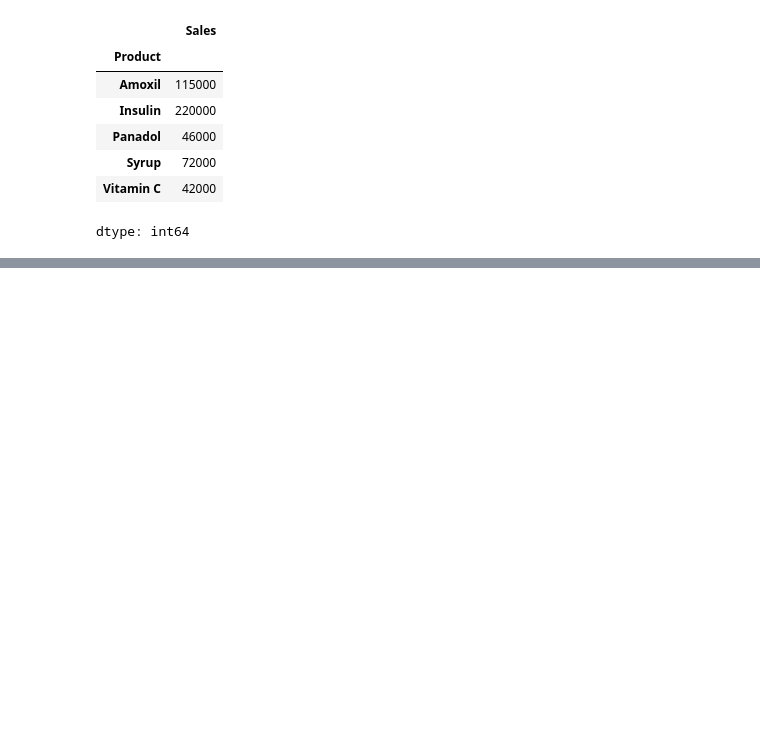
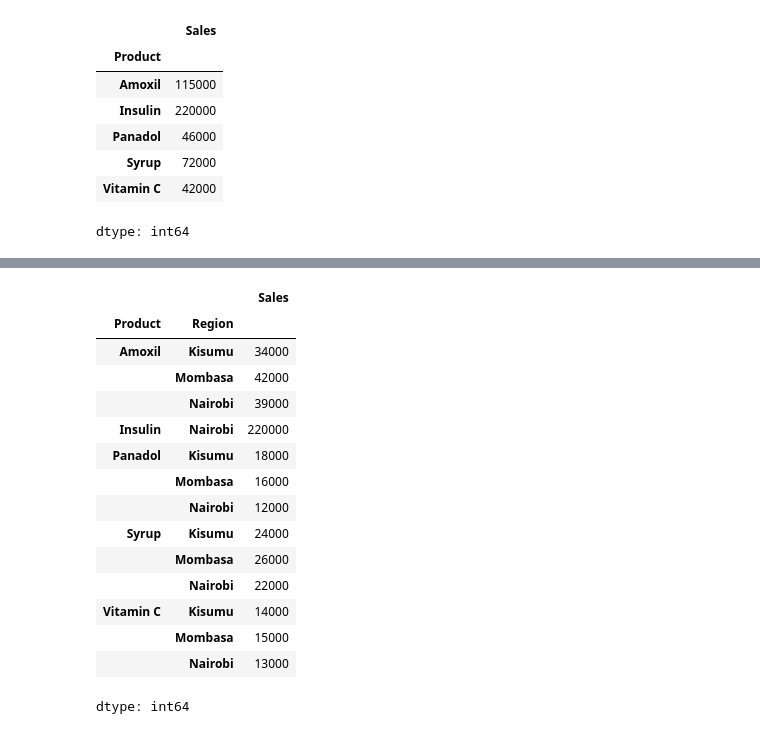
Before and after one commit to nicholas-ooko/my-first-repository, a Jupyter notebook: Pharma_sales.ipynb, the cells around one changed output, grey strips where cells are left out. Saved outputs shown, nothing was run; the diff lists cells and outputs as text; code cells hidden in the pictures; blank space fills up the shorter version.

```diff
--- a/Pharma_sales.ipynb
+++ b/Pharma_sales.ipynb
@@ -83,0 +108,19 @@ dtype: int64
+# %%
+df.groupby(["Product", "Region"])["Sales"].sum()
+# %% [output]
+|  |  | Sales |
+| Product | Region |  |
+| Amoxil | Kisumu | 34000 |
+|  | Mombasa | 42000 |
+|  | Nairobi | 39000 |
+| Insulin | Nairobi | 220000 |
+| Panadol | Kisumu | 18000 |
+|  | Mombasa | 16000 |
+|  | Nairobi | 12000 |
+| Syrup | Kisumu | 24000 |
+|  | Mombasa | 26000 |
+|  | Nairobi | 22000 |
+| Vitamin C | Kisumu | 14000 |
+|  | Mombasa | 15000 |
+|  | Nairobi | 13000 |
+dtype: int64
```
Also changed, not shown: parts of 3 cells of this notebook.
